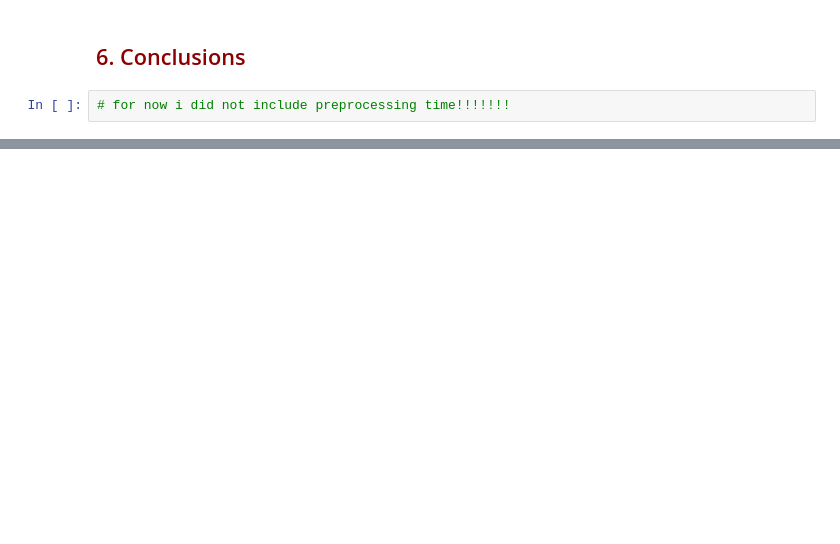
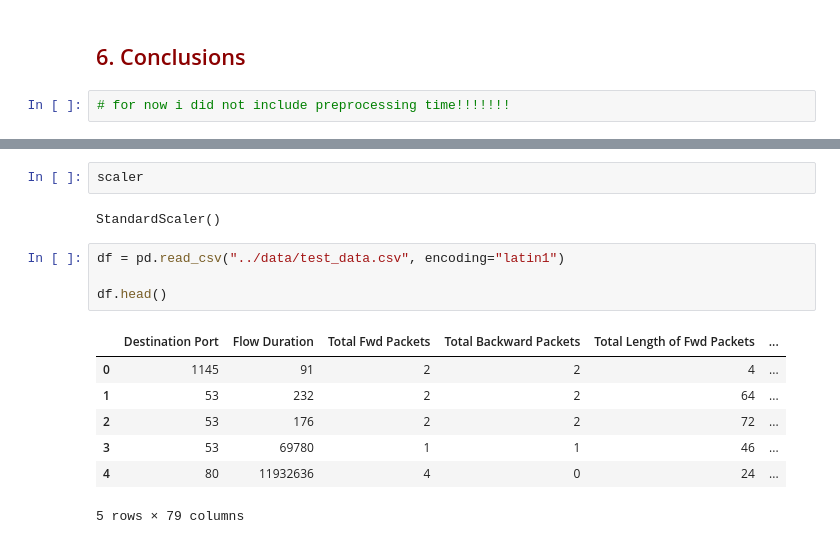
Before and after one commit to MNGARCIA085/AI-Driven-Network-Security, a Jupyter notebook: notebooks/Analysis.ipynb, the cells around one changed output, grey strips where cells are left out. Cells and saved outputs as stored; diff of their text form; blank space fills up the shorter version.

```diff
--- a/notebooks/Analysis.ipynb
+++ b/notebooks/Analysis.ipynb
@@ -376,0 +419,16 @@ plt.show()
+# %%
+scaler
+# %% [output]
+StandardScaler()
+# %%
+df = pd.read_csv("../data/test_data.csv", encoding="latin1")
+
+df.head()
+# %% [output]
+|  | Destination Port | Flow Duration | Total Fwd Packets | Total Backward Packets | Total Length of Fwd Packets | ... |
+| 0 | 1145 | 91 | 2 | 2 | 4 | ... |
+| 1 | 53 | 232 | 2 | 2 | 64 | ... |
+| 2 | 53 | 176 | 2 | 2 | 72 | ... |
+| 3 | 53 | 69780 | 1 | 1 | 46 | ... |
+| 4 | 80 | 11932636 | 4 | 0 | 24 | ... |
+5 rows × 79 columns
```
Also changed, not shown: parts of 30 cells of this notebook, 3 other files.
